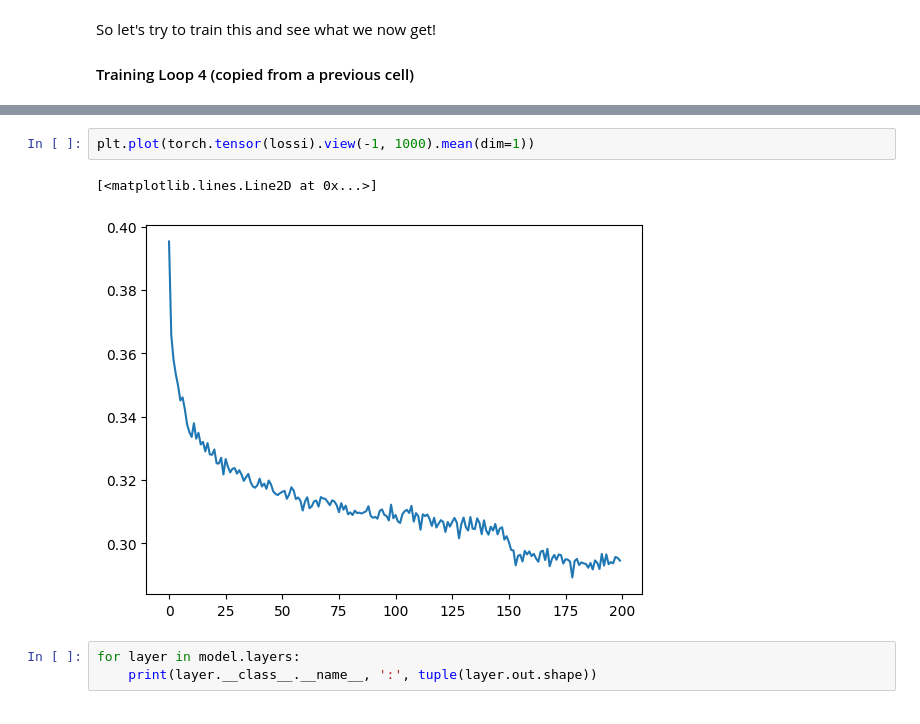
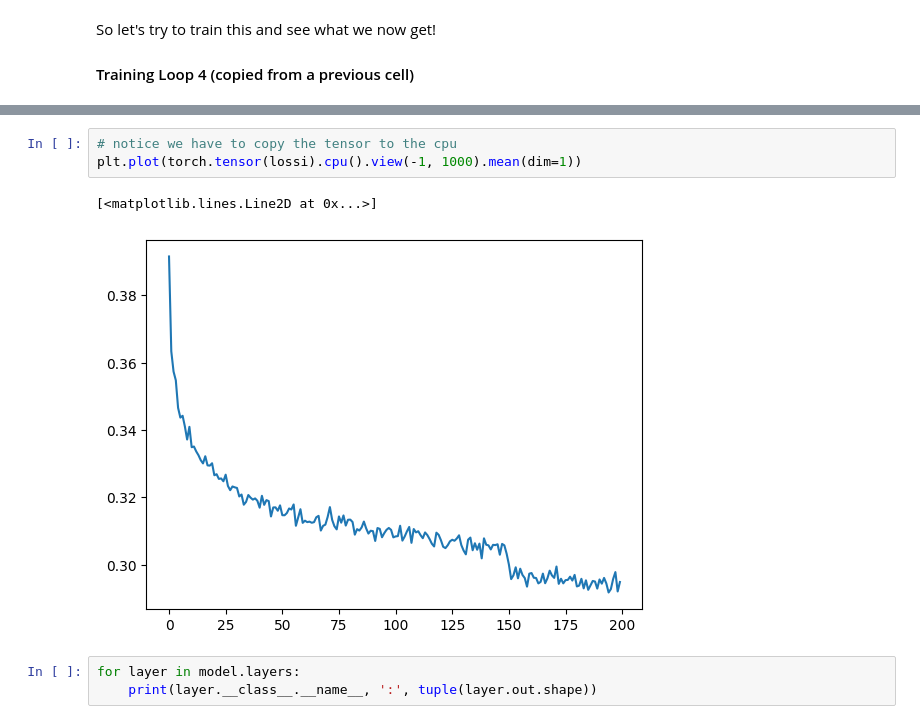
Before and after one commit to rkaunismaa/KarpathyNeuralNetworks, a Jupyter notebook: makemore_part5_cnn1.ipynb, the cells around one changed output, grey strips where cells are left out. Saved outputs shown, nothing was run; the diff lists cells and outputs as text.

```diff
--- a/makemore_part5_cnn1.ipynb
+++ b/makemore_part5_cnn1.ipynb
@@ -1212,8 +1251,9 @@ Wall time: 13min 20s
 # %%
-plt.plot(torch.tensor(lossi).view(-1, 1000).mean(dim=1))
+# notice we have to copy the tensor to the cpu
+plt.plot(torch.tensor(lossi).cpu().view(-1, 1000).mean(dim=1))
 # %% [output]
 [<matplotlib.lines.Line2D at 0x...>]
-[figure, old version]
+[figure, new version]
 # %%
 for layer in model.layers:
     print(layer.__class__.__name__, ':', tuple(layer.out.shape))
```
Also changed, not shown: parts of 26 cells of this notebook.
